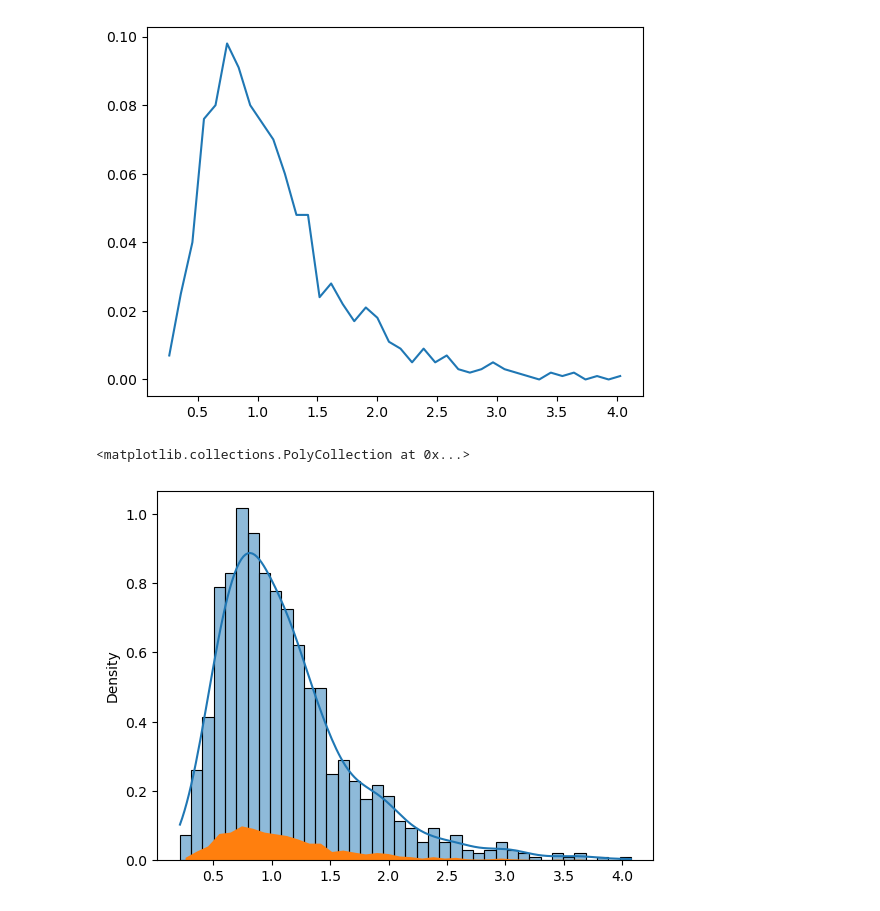
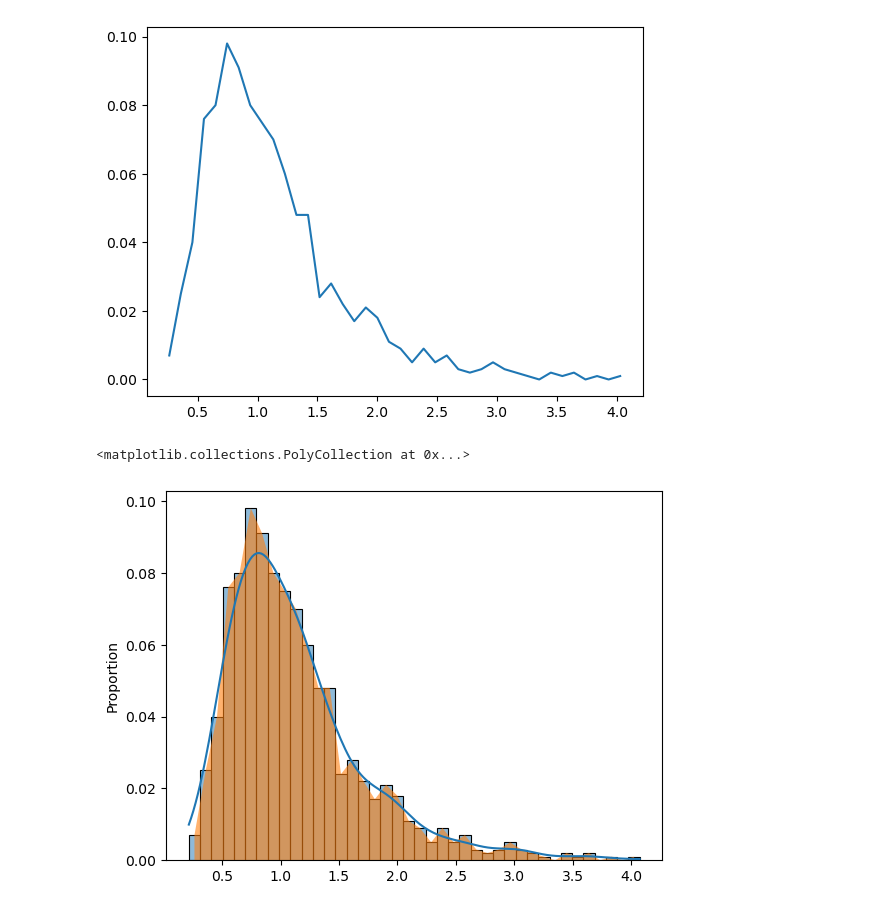
Before and after one commit to philBram/statistics_ml, a Jupyter notebook: 2_visualizing_data/3_histograms.ipynb, the cells around one changed output. Drawn from its saved outputs; the diff is of its cells as text; code cells hidden in the pictures.

```diff
--- a/2_visualizing_data/3_histograms.ipynb
+++ b/2_visualizing_data/3_histograms.ipynb
@@ -35,8 +35,8 @@ plt.plot(x, y)
 [<matplotlib.lines.Line2D at 0x...>]
 [figure]
 # %%
-sns.histplot(data, stat='p', bins=k, kde=True)
-plt.fill_between(x, 0, y)
+sns.histplot(data, stat='proportion', bins=k, kde=True)
+plt.fill_between(x, 0, y, alpha=0.6)
 # %% [output]
 <matplotlib.collections.PolyCollection at 0x...>
-[figure, old version]
+[figure, new version]
```
